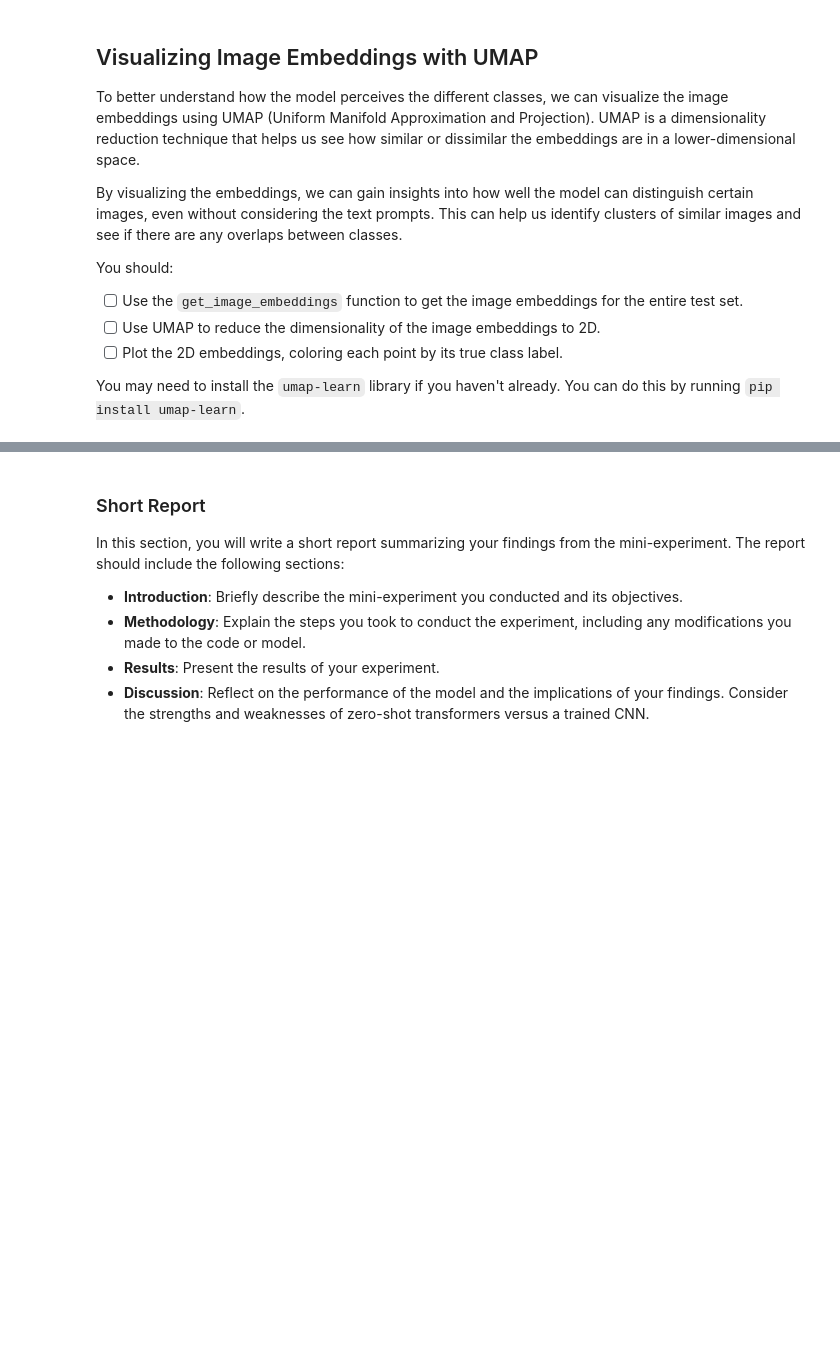
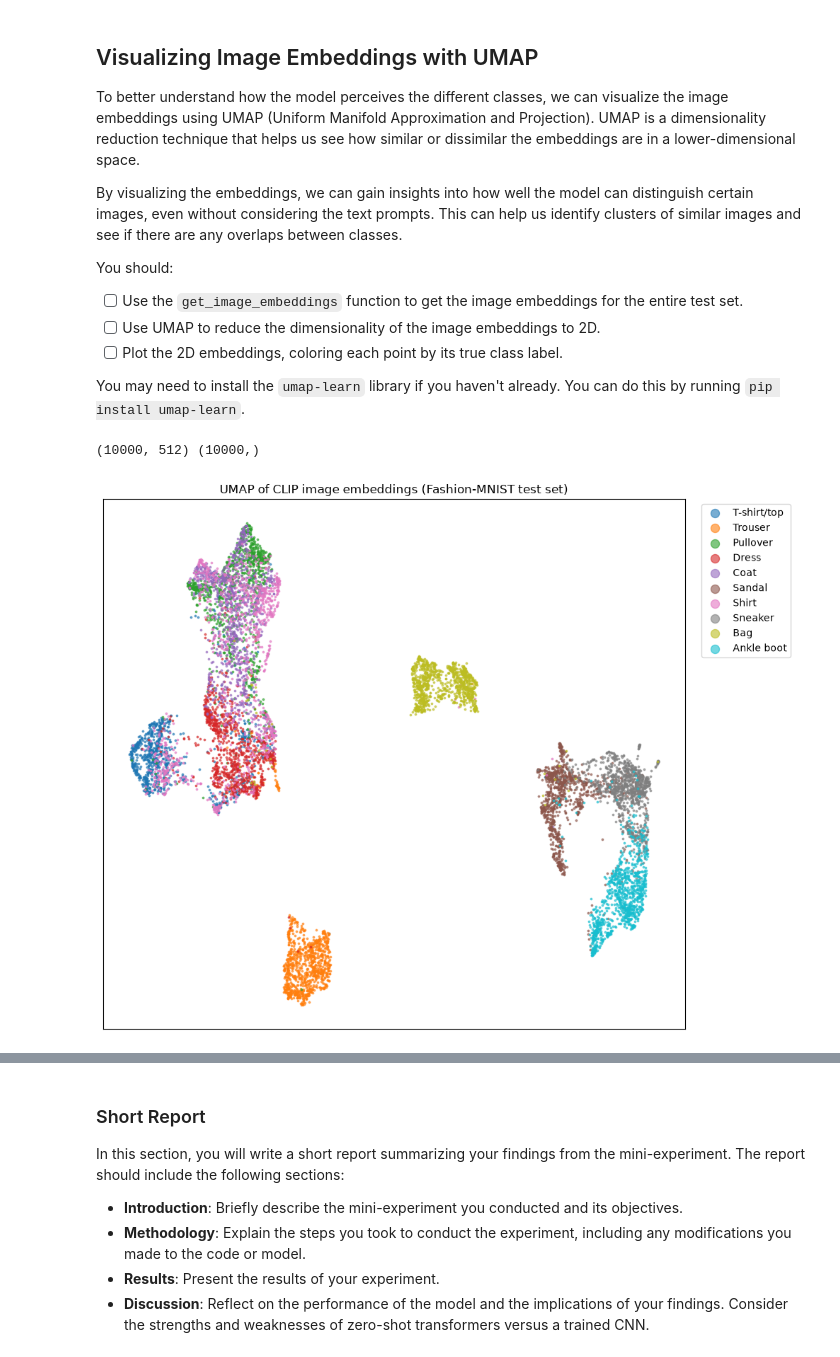
Before and after one commit to cryptoHelium/deep_learning, a Jupyter notebook: 02_activities/assignments/assignment_2.ipynb, the cells around one changed output, grey strips where cells are left out. Saved outputs shown, nothing was run; the diff lists cells and outputs as text; code cells hidden in the pictures; blank space fills up the shorter version.

```diff
--- a/02_activities/assignments/assignment_2.ipynb
+++ b/02_activities/assignments/assignment_2.ipynb
@@ -431,23 +431,45 @@ You may need to install the `umap-learn` library if you haven't already. You can
 # %%
 from umap import UMAP
 
 # ------------------------------------------------------------
 # 1. Collect image embeddings
 # ------------------------------------------------------------
 all_img_emb = []
 all_labels  = []
 
 for pixel_values, labels in test_loader:
+    pixel_values = pixel_values.to(device)
+    emb = get_image_embeddings(pixel_values)
+    all_img_emb.append(emb.cpu())
+    all_labels.extend(np.array(labels))
+
+all_img_emb = torch.cat(all_img_emb).numpy()
+all_labels  = np.array(all_labels)
+print(all_img_emb.shape, all_labels.shape)
 
 
 # ------------------------------------------------------------
 # 2. Fit UMAP
 # ------------------------------------------------------------
-
+umap_model = UMAP(n_components=2, random_state=42)
+img_2d = umap_model.fit_transform(all_img_emb)
 
 # ------------------------------------------------------------
 # 3. Plot coloured by ground-truth label
 # ------------------------------------------------------------
+plt.figure(figsize=(10, 8))
+for i, name in enumerate(CLASS_NAMES):
+    mask = all_labels == i
+    plt.scatter(img_2d[mask, 0], img_2d[mask, 1], s=3, alpha=0.6, label=name)
+
+plt.legend(markerscale=5, bbox_to_anchor=(1.02, 1), loc="upper left")
+plt.title("UMAP of CLIP image embeddings (Fashion-MNIST test set)")
+plt.xticks([]); plt.yticks([])
+plt.tight_layout()
+plt.show()
+# %% [output]
+(10000, 512) (10000,)
+[figure, added]
 # %% [markdown]
 The UMAP embeddings allow us to see how separable or non-separable different classes are with our specific model. If two specific images are very similar, then they will be placed near each other on this graph.
 
```
Also changed, not shown: parts of 10 cells of this notebook, 1 other file.
